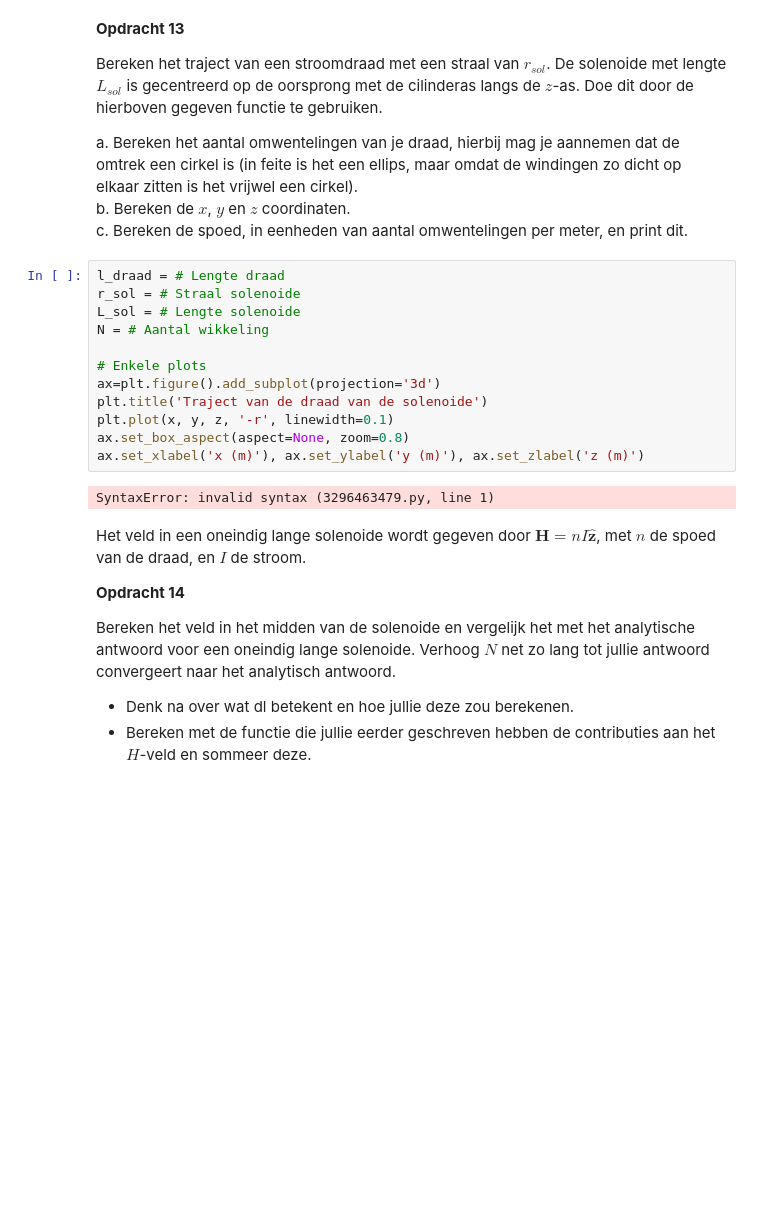
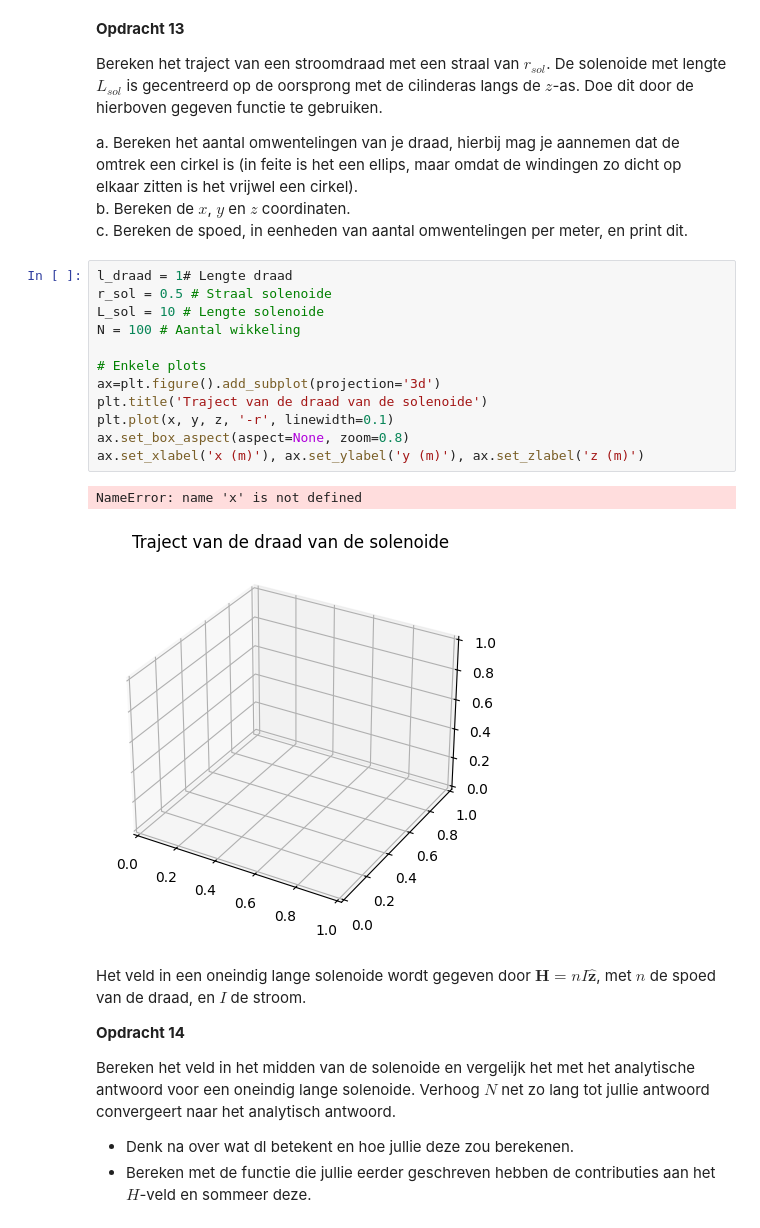
Before and after one commit to Caaldering/opdrachten-DEF-D_CA, a Jupyter notebook: 2KrachtactuatorOpdracht/2KrachtactuatorOpdracht/KrachtactuatorOpdracht.ipynb, the cells around one changed output. Saved outputs shown, nothing was run; the diff lists cells and outputs as text; blank space fills up the shorter version.

```diff
--- a/2KrachtactuatorOpdracht/2KrachtactuatorOpdracht/KrachtactuatorOpdracht.ipynb
+++ b/2KrachtactuatorOpdracht/2KrachtactuatorOpdracht/KrachtactuatorOpdracht.ipynb
@@ -323,19 +323,20 @@ a. Bereken het aantal omwentelingen van je draad, hierbij mag je aannemen dat de
 b. Bereken de $x$, $y$ en $z$ coordinaten.\
 c. Bereken de spoed, in eenheden van aantal omwentelingen per meter, en print dit.
 # %%
-l_draad = # Lengte draad
-r_sol = # Straal solenoide
-L_sol = # Lengte solenoide
-N = # Aantal wikkeling
+l_draad = 1# Lengte draad
+r_sol = 0.5 # Straal solenoide
+L_sol = 10 # Lengte solenoide
+N = 100 # Aantal wikkeling
 
 # Enkele plots
 ax=plt.figure().add_subplot(projection='3d')
 plt.title('Traject van de draad van de solenoide')
 plt.plot(x, y, z, '-r', linewidth=0.1)
 ax.set_box_aspect(aspect=None, zoom=0.8)
 ax.set_xlabel('x (m)'), ax.set_ylabel('y (m)'), ax.set_zlabel('z (m)')
 # %% [output]
-SyntaxError: invalid syntax (3296463479.py, line 1)
+NameError: name 'x' is not defined
+[figure, added]
 # %% [markdown]
 Het veld in een oneindig lange solenoide wordt gegeven door $\mathbf{H} = n I \hat{\mathbf{z}}$, met $n$ de spoed van de draad, en $I$ de stroom.
 
```
Also changed, not shown: parts of 3 cells of this notebook.
